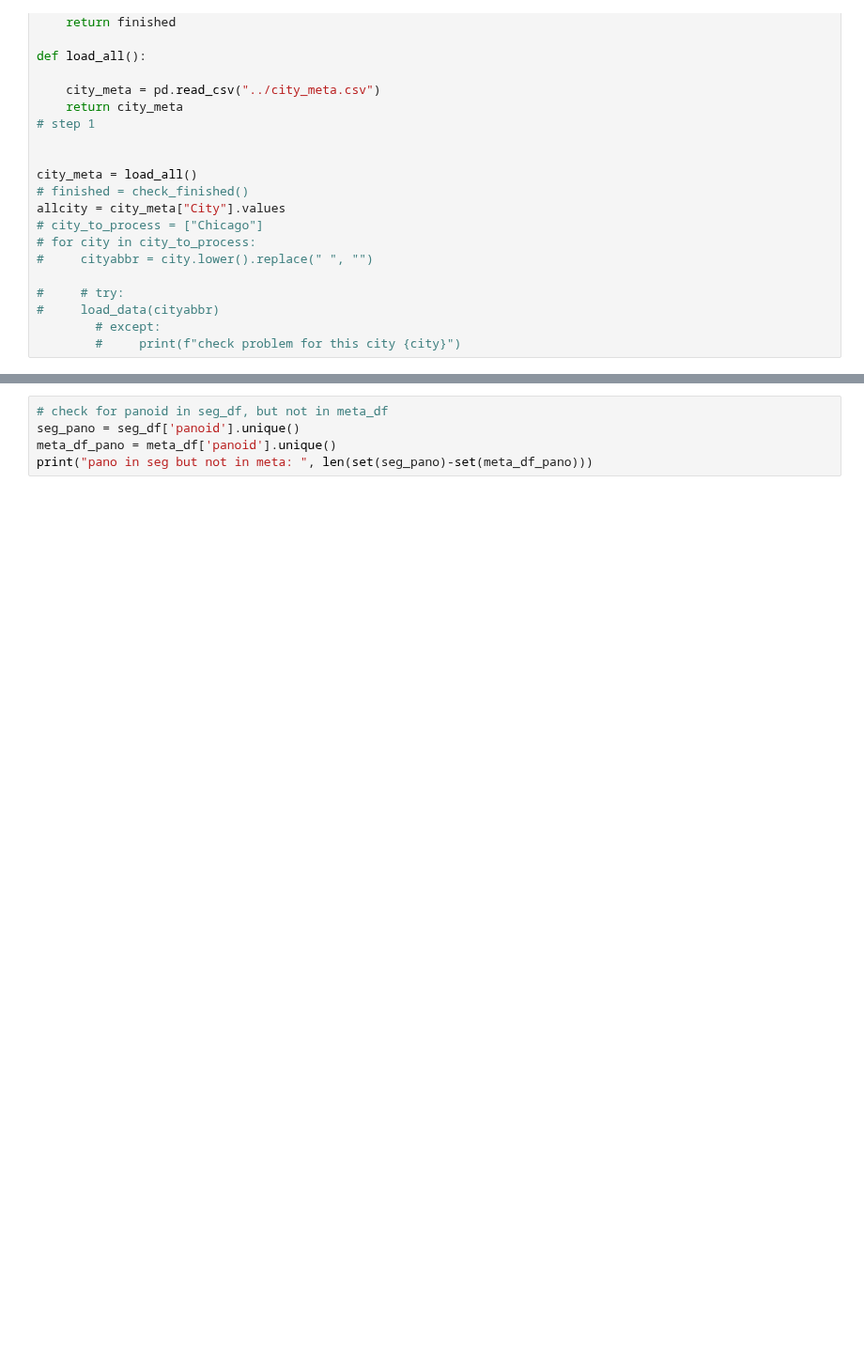
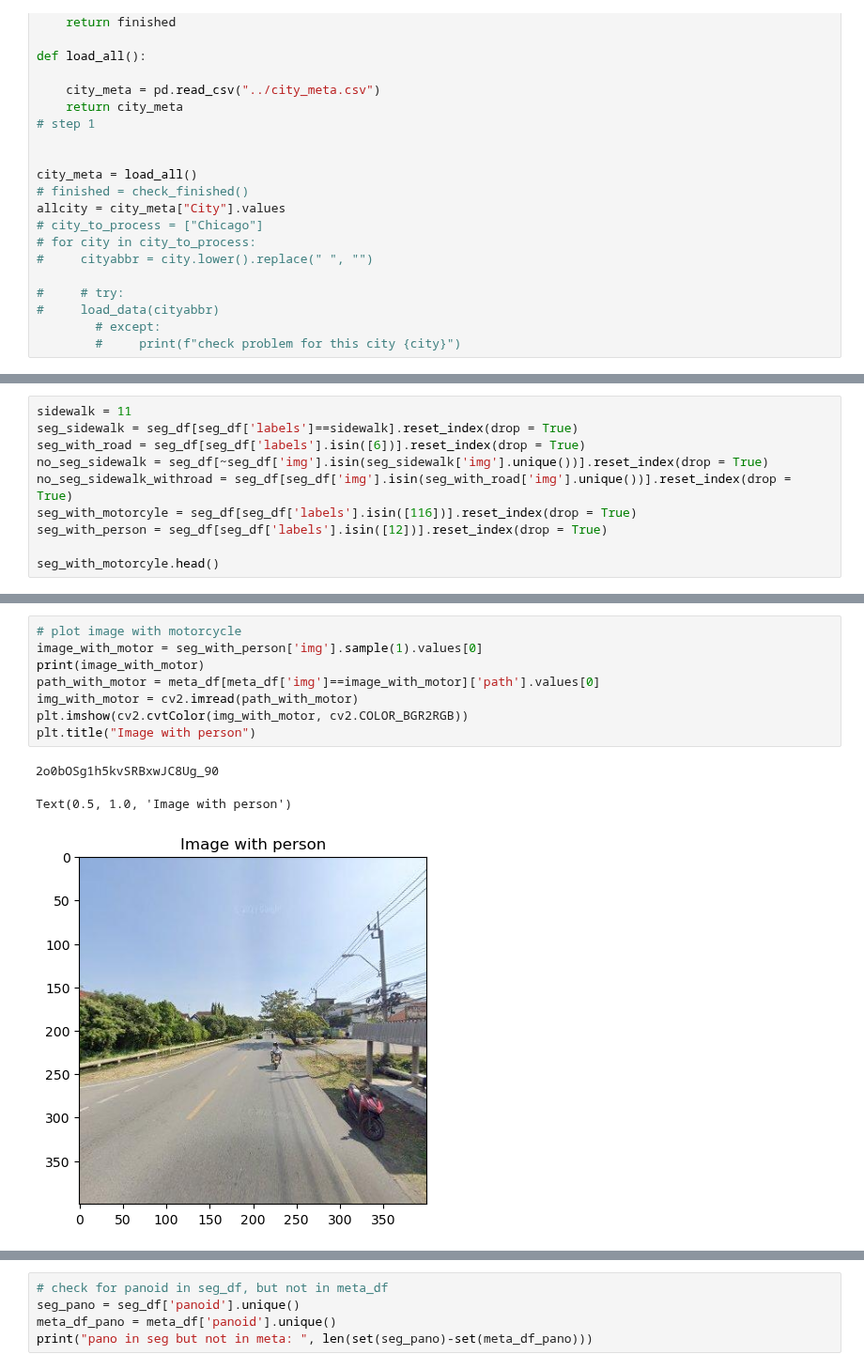
Before and after one commit to brookefzy/uvi-time-machine, a Jupyter notebook: _script/B-timemachine/04_summarize_segmentation.ipynb, the cells around one changed output, grey strips where cells are left out. Shown at 94% size. Cells and saved outputs as stored; diff of their text form; blank space fills up the shorter version.

```diff
--- a/_script/B-timemachine/04_summarize_segmentation.ipynb
+++ b/_script/B-timemachine/04_summarize_segmentation.ipynb
@@ -191,0 +191,10 @@ seg_df['panoid'] = seg_df['img'].apply(lambda x: x[:22])
+# %%
+sidewalk = 11
+seg_sidewalk = seg_df[seg_df['labels']==sidewalk].reset_index(drop = True)
+seg_with_road = seg_df[seg_df['labels'].isin([6])].reset_index(drop = True)
+no_seg_sidewalk = seg_df[~seg_df['img'].isin(seg_sidewalk['img'].unique())].reset_index(drop = True)
+no_seg_sidewalk_withroad = seg_df[seg_df['img'].isin(seg_with_road['img'].unique())].reset_index(drop = True)
+seg_with_motorcyle = seg_df[seg_df['labels'].isin([116])].reset_index(drop = True)
+seg_with_person = seg_df[seg_df['labels'].isin([12])].reset_index(drop = True)
+
+seg_with_motorcyle.head()
@@ -192,3 +254,15 @@ seg_df['panoid'] = seg_df['img'].apply(lambda x: x[:22])
+# %%
+# plot image with motorcycle
+image_with_motor = seg_with_person['img'].sample(1).values[0]
+print(image_with_motor)
+path_with_motor = meta_df[meta_df['img']==image_with_motor]['path'].values[0]
+img_with_motor = cv2.imread(path_with_motor)
+plt.imshow(cv2.cvtColor(img_with_motor, cv2.COLOR_BGR2RGB))
+plt.title("Image with person")
+# %% [output]
+2o0bOSg1h5kvSRBxwJC8Ug_90
+Text(0.5, 1.0, 'Image with person')
+[figure, added]
 # %%
 print("unique number of panoid in the segmented result: ", seg_df['panoid'].nunique())
 # %% [output]
```
Also changed, not shown: parts of 11 cells of this notebook, 4 other files.
